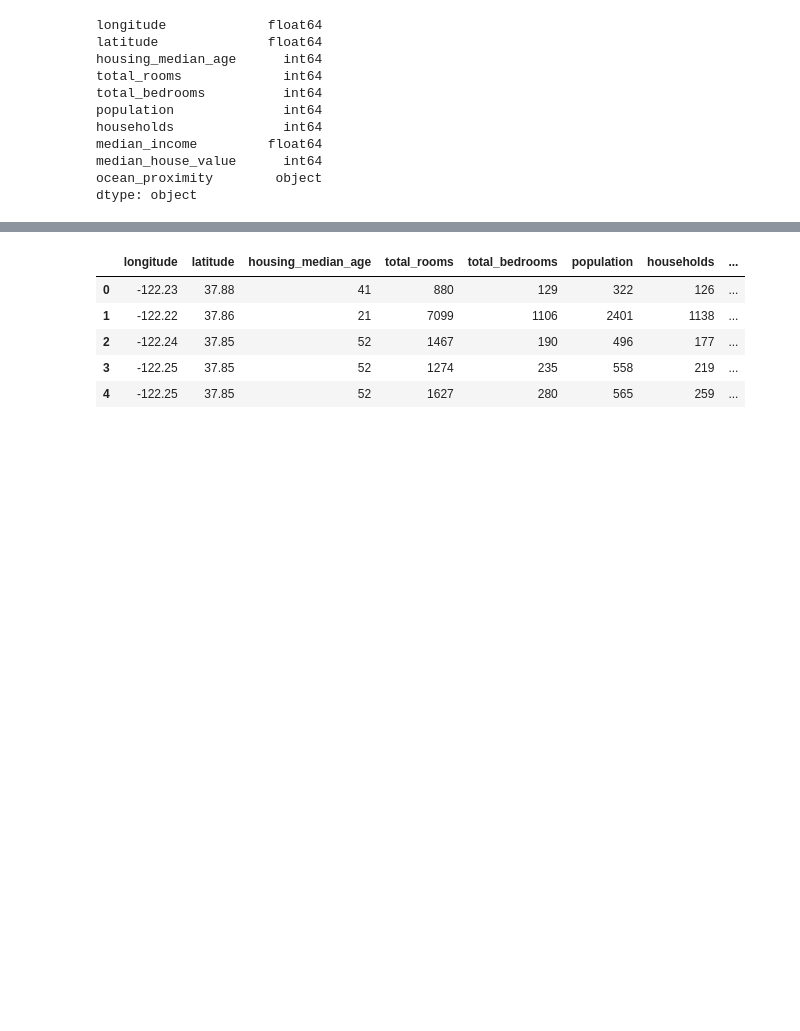
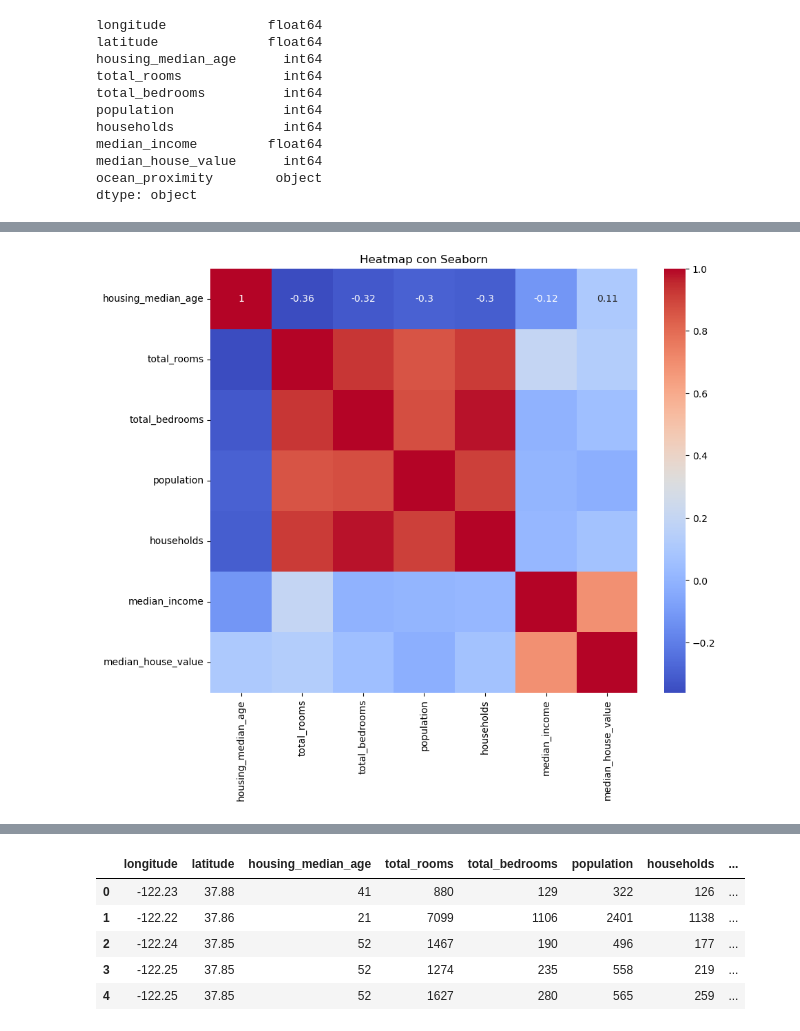
Before and after one commit to Ateibuzena/California_Housing_Prices, a Jupyter notebook: eda_lu.ipynb, the cells around one changed output, grey strips where cells are left out. Cells and saved outputs as stored; diff of their text form; code cells hidden in the pictures; blank space fills up the shorter version.

```diff
--- a/eda_lu.ipynb
+++ b/eda_lu.ipynb
@@ -279,0 +288,8 @@ plt.show()
+# %%
+# Crear un heatmap con Seaborn
+plt.figure(figsize=(10, 8))  # Tamaño del gráfico
+sns.heatmap(df.drop(columns = ['latitude', 'longitude', 'ocean_proximity']).corr(), annot=True, cmap='coolwarm')  # Crear el heatmap con la matriz de correlación de df
+plt.title('Heatmap con Seaborn')  # Título del gráfico
+plt.show()
+# %% [output]
+[figure, added]
```
Also changed, not shown: parts of 35 cells of this notebook.
